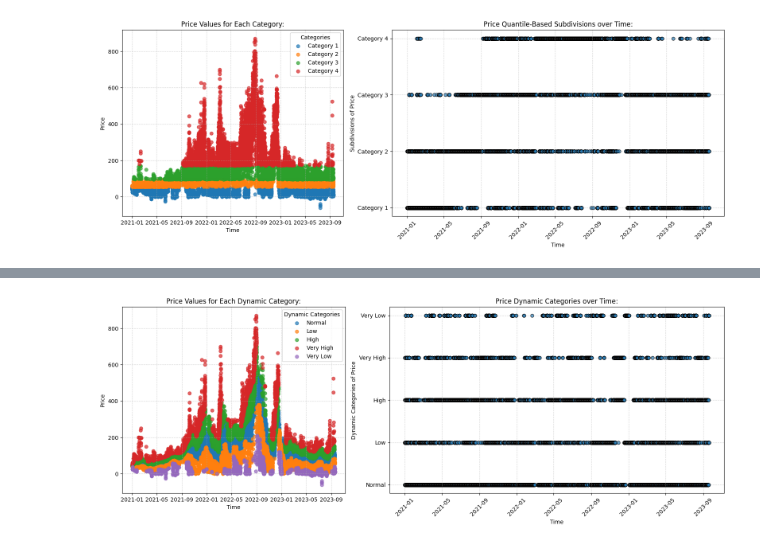
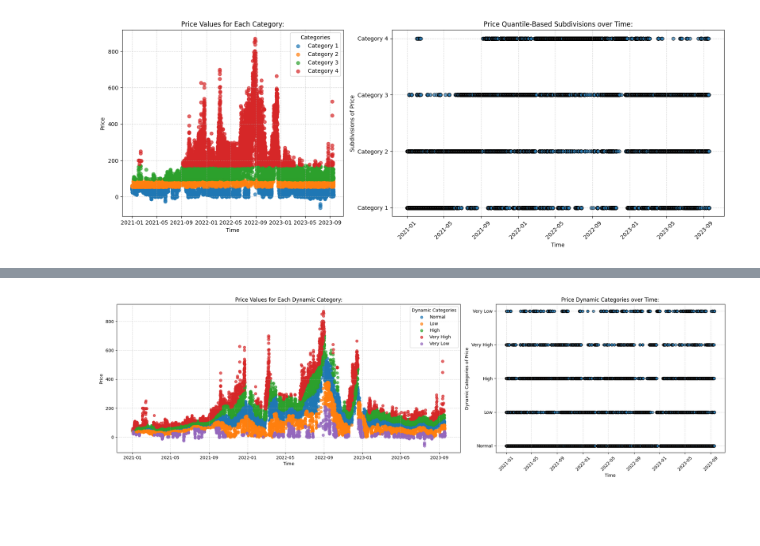
Before and after one commit to Max-f123/Machine_Learning_in_Energy_Systems, a Jupyter notebook: Assignment 03/03 - Simon/Assignment_Simon.ipynb, the cells around one changed output, grey strips where cells are left out. Drawn from its saved outputs; the diff is of its cells as text; code cells hidden in the pictures; blank space fills up the shorter version.

```diff
--- a/Assignment 03/03 - Simon/Assignment_Simon.ipynb
+++ b/Assignment 03/03 - Simon/Assignment_Simon.ipynb
@@ -187,7 +181,7 @@ def dynamic_categorization(df, column, time_column, window_size):
     df['RollingMean'] = df[column].rolling(window=window_size, min_periods=1).mean()
     df['RollingStd'] = df[column].rolling(window=window_size, min_periods=1).std() # 2 values needed for std -> first row will always be NaN!
 
-    # Fill NaN std values with a small constant (e.g., 1) to avoid division errors
+    # Fill NaN std values with 1 to avoid division errors (see comment above)
     df['RollingStd'] = df['RollingStd'].fillna(1)
 
     # Compute Z-scores
@@ -198,6 +192,9 @@ def dynamic_categorization(df, column, time_column, window_size):
     labels = ['Very Low', 'Low', 'Normal', 'High', 'Very High']
     df['Category'] = pd.cut(df['ZScore'], bins=bins, labels=labels)
 
+    # Drop auxiliary columns
+    df = df.drop(columns=['RollingMean', 'RollingStd', 'ZScore'])
+
     return df
 
 # Apply function to categorize
@@ -235,32 +232,32 @@ def plot_dynamic_categorization(df, column, time_column):
 
     # Get unique categories for dynamic labeling
     unique_categories = df['Category'].dropna().unique()
 
     # Set up subplots
-    fig, axes = plt.subplots(1, 2, figsize=(16, 6), gridspec_kw={'width_ratios': [2, 3]})
+    fig, axes = plt.subplots(1, 2, figsize=(20, 6), gridspec_kw={'width_ratios': [3, 2]})
 
     # Plot scatter plots of values for each dynamic category (left plot)
     for category in unique_categories:
         category_df = df[df['Category'] == category]
         axes[0].scatter(category_df[time_column], category_df[column], label=category, alpha=0.7)
     axes[0].set_title(f"{column} Values for Each Dynamic Category:")
     axes[0].set_xlabel("Time")
     axes[0].set_ylabel(column)
     axes[0].legend(title="Dynamic Categories")
     axes[0].grid(True, linestyle='--', alpha=0.5)
 
     # Plot scatter plot of dynamic categories over time (right plot)
     axes[1].scatter(df[time_column], df['Category'], alpha=0.7, edgecolor='k')
     axes[1].set_title(f"{column} Dynamic Categories over Time:")
     axes[1].set_xlabel("Time")
     axes[1].set_ylabel(f"Dynamic Categories of {column}")
     axes[1].tick_params(axis='x', rotation=45)
     axes[1].grid(True, linestyle='--', alpha=0.5)
 
     plt.tight_layout()
     plt.show()
 
 # Apply function to plot
 plot_dynamic_categorization(categorized_data, column='Price', time_column='Datetime')
 # %% [output]
-[figure, old version]
+[figure, new version]
```
Also changed, not shown: parts of 12 cells of this notebook.
